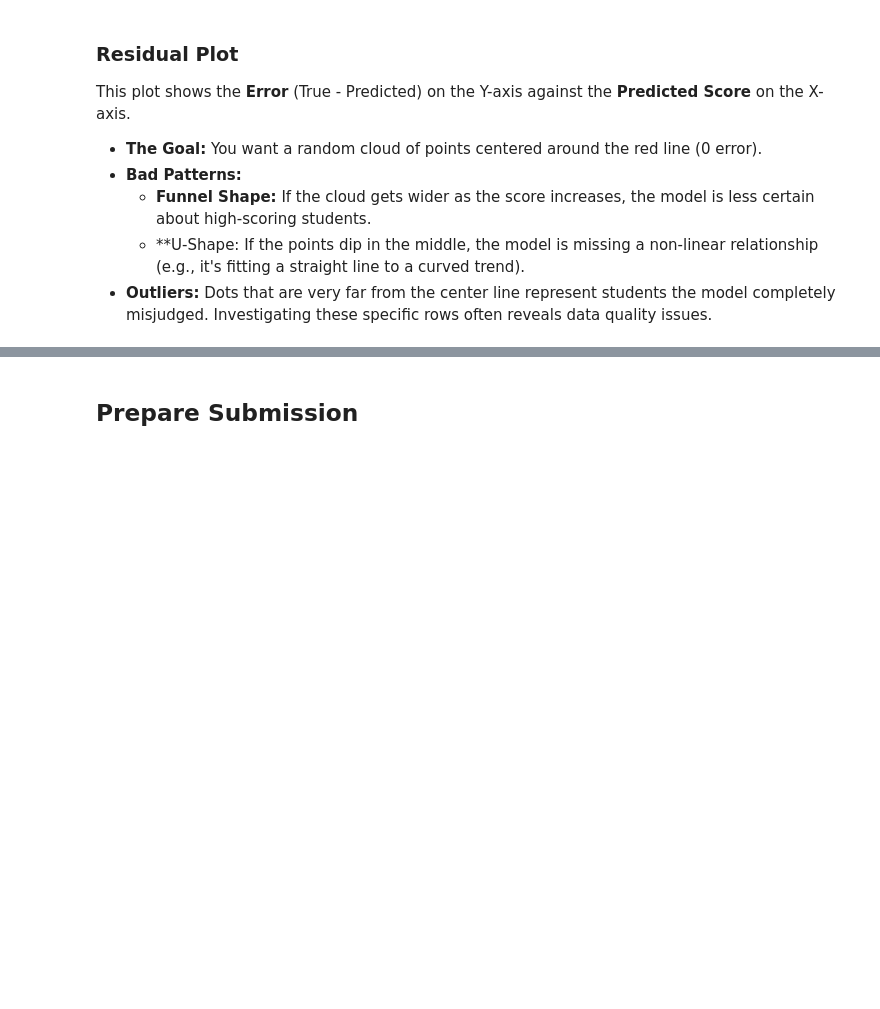
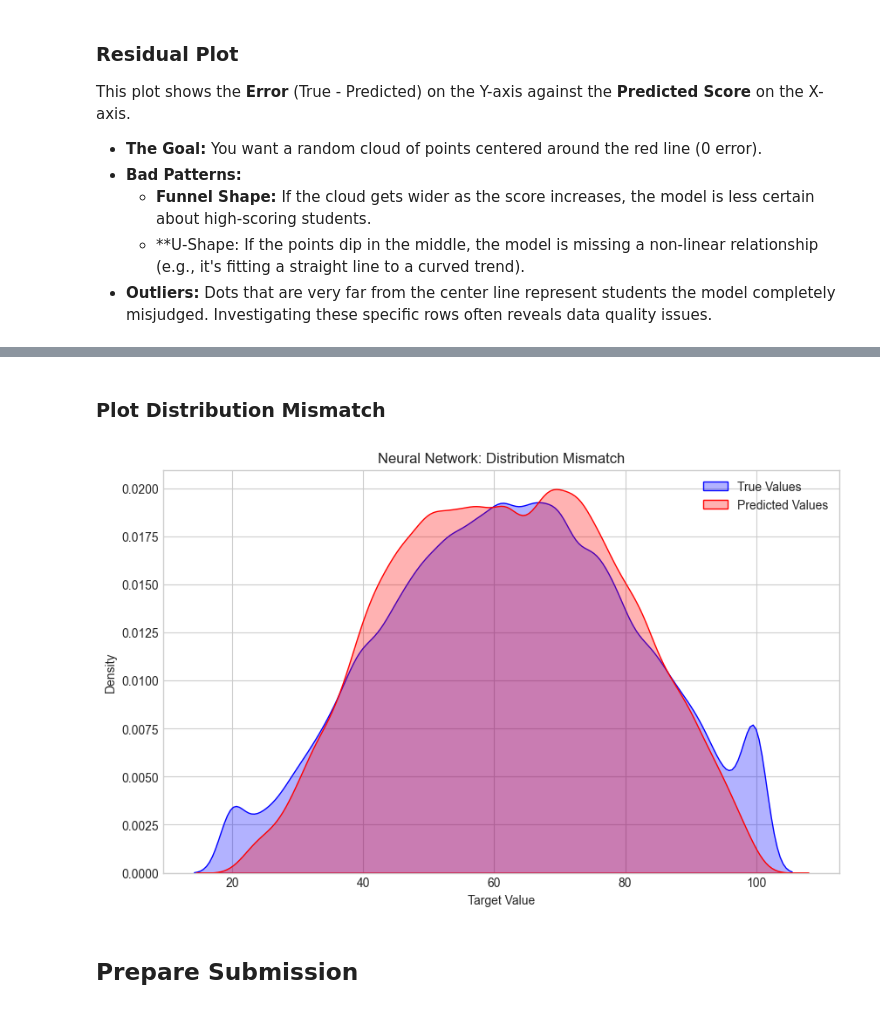
Before and after one commit to SteveTarter/kaggle-playground-series, a Jupyter notebook: 2026/s06e01/ps-s06e01-neural_net.ipynb, the cells around one changed output, grey strips where cells are left out. Saved outputs shown, nothing was run; the diff lists cells and outputs as text; code cells hidden in the pictures; blank space fills up the shorter version.

```diff
--- a/2026/s06e01/ps-s06e01-neural_net.ipynb
+++ b/2026/s06e01/ps-s06e01-neural_net.ipynb
@@ -448,3 +603,9 @@ mviz.plot_residuals(y, oof_preds)
+# %% [markdown]
+### Plot Distribution Mismatch
+# %%
+mviz.plot_distribution_mismatch(y_val_fold, val_preds) # Use the last fold's data
+# %% [output]
+[figure, added]
 # %% [markdown]
 ## Prepare Submission
 # %%
```
Also changed, not shown: parts of 15 cells of this notebook, 4 other files.
